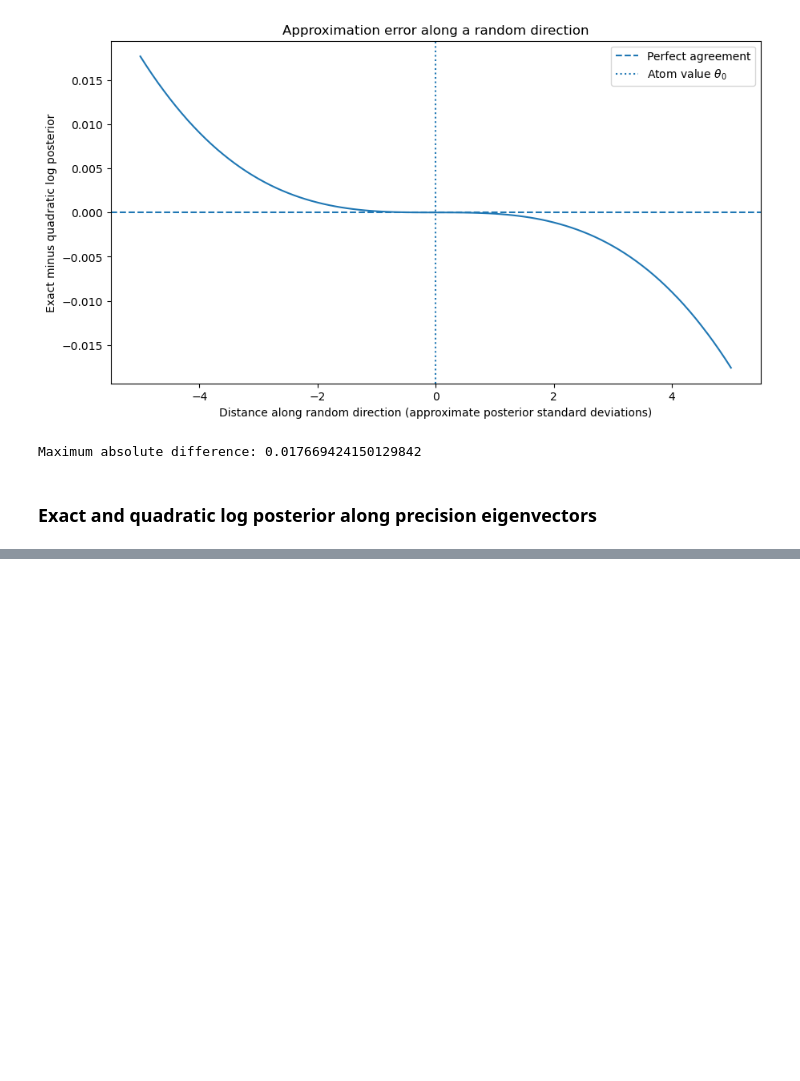
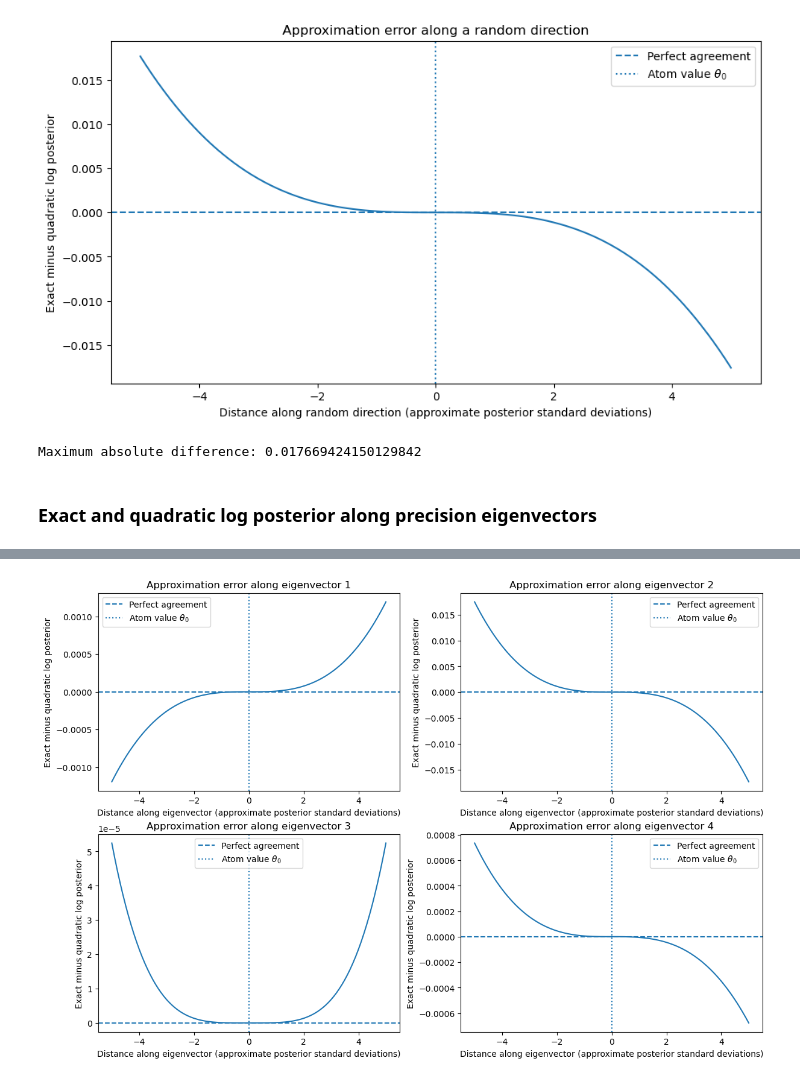
Before and after one commit to stellasrzich/Basin-MCMC, a Jupyter notebook: quadratic_approximation.ipynb, the cells around one changed output, grey strips where cells are left out. Saved outputs shown, nothing was run; the diff lists cells and outputs as text; code cells hidden in the pictures; blank space fills up the shorter version.

```diff
--- a/quadratic_approximation.ipynb
+++ b/quadratic_approximation.ipynb
@@ -955,0 +958,77 @@ plt.show()
+# %%
+figure_error, error_axes = plt.subplots(
+    2,
+    2,
+    figsize=(12, 8),
+    constrained_layout=True,
+)
+
+maximum_absolute_differences = []
+
+for eigenvector_index, (
+    source_axis,
+    error_axis,
+) in enumerate(zip(axes.flat, error_axes.flat)):
+
+    # The first two plotted lines in each previous subplot are:
+    #   1. exact relative log-posterior
+    #   2. quadratic relative log-posterior
+    exact_line = source_axis.lines[0]
+    quadratic_line = source_axis.lines[1]
+
+    direction_t_values = exact_line.get_xdata()
+    relative_true_log_values = exact_line.get_ydata()
+    relative_quadratic_log_values = quadratic_line.get_ydata()
+
+    difference = (
+        relative_true_log_values
+        - relative_quadratic_log_values
+    )
+
+    maximum_absolute_differences.append(
+        np.nanmax(np.abs(difference))
+    )
+
+    error_axis.plot(
+        direction_t_values,
+        difference,
+    )
+
+    error_axis.axhline(
+        0.0,
+        linestyle="--",
+        label="Perfect agreement",
+    )
+
+    error_axis.axvline(
+        0.0,
+        linestyle=":",
+        label=r"Atom value $\theta_0$",
+    )
+
+    error_axis.set_xlabel(
+        "Distance along eigenvector "
+        "(approximate posterior standard deviations)"
+    )
+    error_axis.set_ylabel(
+        "Exact minus quadratic log posterior"
+    )
+    error_axis.set_title(
+        f"Approximation error along eigenvector "
+        f"{eigenvector_index + 1}"
+    )
+    error_axis.legend()
+
+plt.show()
+
+print("Maximum absolute differences:\n")
+
+for eigenvector_index, maximum_difference in enumerate(
+    maximum_absolute_differences
+):
+    print(
+        f"Eigenvector {eigenvector_index + 1}: "
+        f"{maximum_difference:.12g}"
+    )
+# %% [output]
+[figure, added]
```
Also changed, not shown: parts of 2 cells of this notebook.
